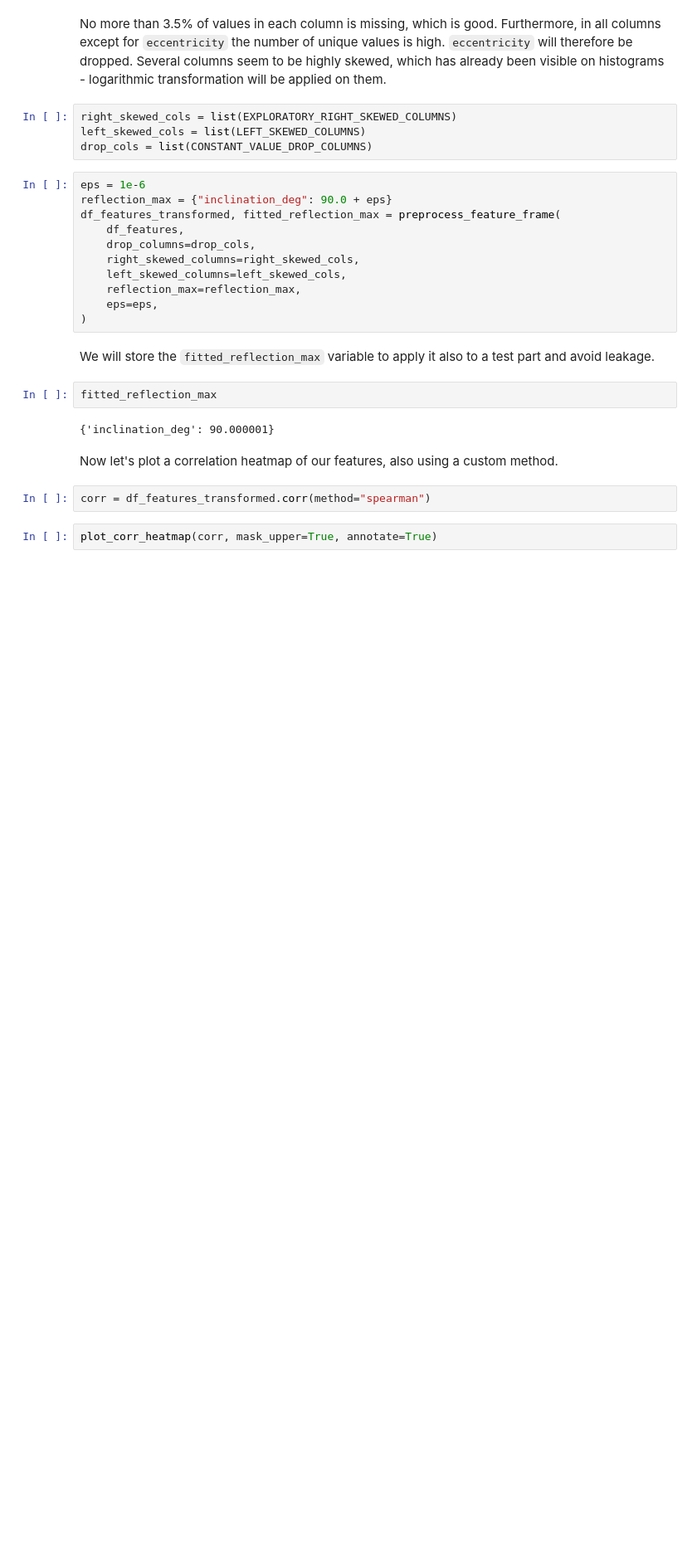
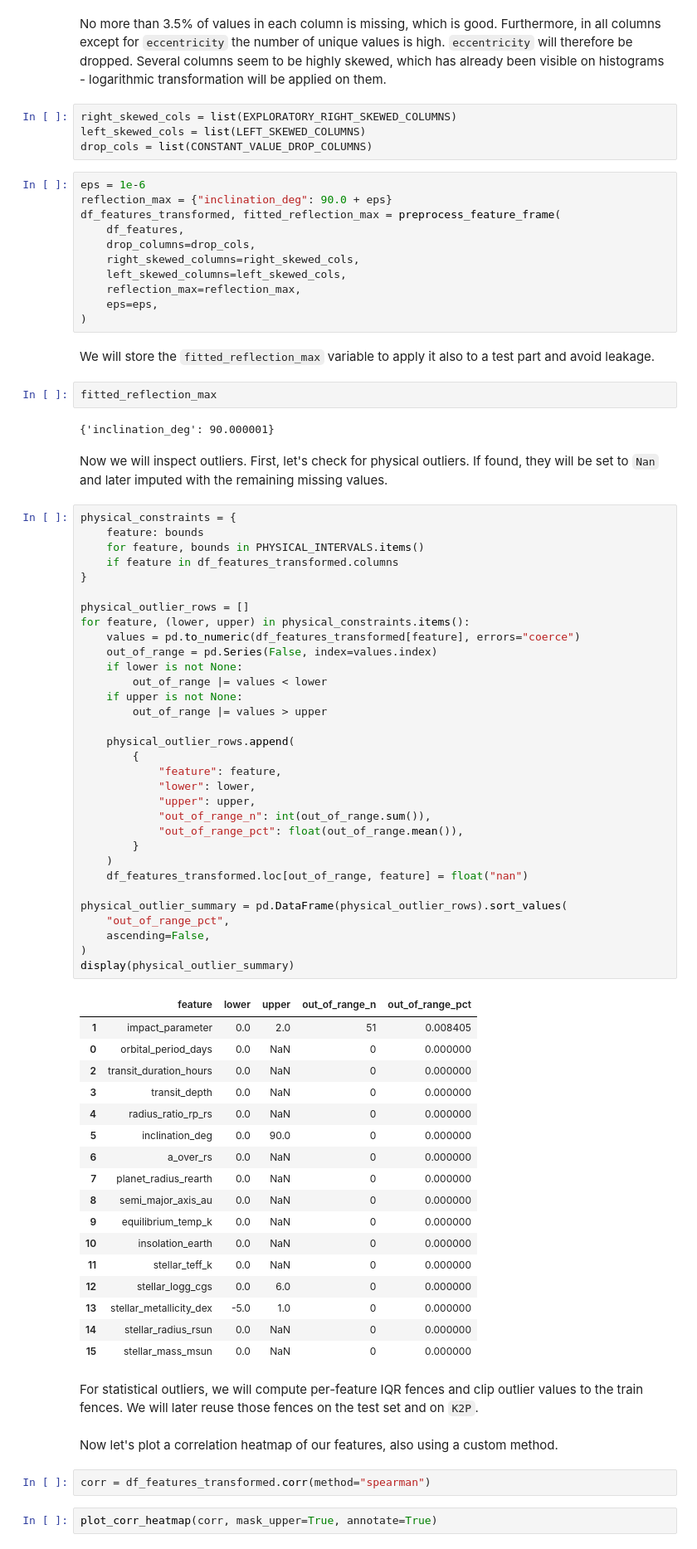
Before and after one commit to JanMatusiak/exoplanet-detection, a Jupyter notebook: notebooks/02_feature_selection_and_preprocessing.ipynb, the cells around one changed output. Shown at 83% size. Saved outputs shown, nothing was run; the diff lists cells and outputs as text; blank space fills up the shorter version.

Commit message:
Create a physical constraint list for features and set physical outliers to NaN

```diff
--- a/notebooks/02_feature_selection_and_preprocessing.ipynb
+++ b/notebooks/02_feature_selection_and_preprocessing.ipynb
@@ -90,6 +91,60 @@ We will store the `fitted_reflection_max` variable to apply it also to a test pa
 fitted_reflection_max
 # %% [output]
 {'inclination_deg': 90.000001}
+# %% [markdown]
+Now we will inspect outliers. First, let's check for physical outliers. If found, they will be set to `Nan` and later imputed with the remaining missing values.
+# %%
+physical_constraints = {
+    feature: bounds
+    for feature, bounds in PHYSICAL_INTERVALS.items()
+    if feature in df_features_transformed.columns
+}
+
+physical_outlier_rows = []
+for feature, (lower, upper) in physical_constraints.items():
+    values = pd.to_numeric(df_features_transformed[feature], errors="coerce")
+    out_of_range = pd.Series(False, index=values.index)
+    if lower is not None:
+        out_of_range |= values < lower
+    if upper is not None:
+        out_of_range |= values > upper
+
+    physical_outlier_rows.append(
+        {
+            "feature": feature,
+            "lower": lower,
+            "upper": upper,
+            "out_of_range_n": int(out_of_range.sum()),
+            "out_of_range_pct": float(out_of_range.mean()),
+        }
+    )
+    df_features_transformed.loc[out_of_range, feature] = float("nan")
+
+physical_outlier_summary = pd.DataFrame(physical_outlier_rows).sort_values(
+    "out_of_range_pct",
+    ascending=False,
+)
+display(physical_outlier_summary)
+# %% [output]
+|  | feature | lower | upper | out_of_range_n | out_of_range_pct |
+| 1 | impact_parameter | 0.0 | 2.0 | 51 | 0.008405 |
+| 0 | orbital_period_days | 0.0 | NaN | 0 | 0.000000 |
+| 2 | transit_duration_hours | 0.0 | NaN | 0 | 0.000000 |
+| 3 | transit_depth | 0.0 | NaN | 0 | 0.000000 |
+| 4 | radius_ratio_rp_rs | 0.0 | NaN | 0 | 0.000000 |
+| 5 | inclination_deg | 0.0 | 90.0 | 0 | 0.000000 |
+| 6 | a_over_rs | 0.0 | NaN | 0 | 0.000000 |
+| 7 | planet_radius_rearth | 0.0 | NaN | 0 | 0.000000 |
+| 8 | semi_major_axis_au | 0.0 | NaN | 0 | 0.000000 |
+| 9 | equilibrium_temp_k | 0.0 | NaN | 0 | 0.000000 |
+| 10 | insolation_earth | 0.0 | NaN | 0 | 0.000000 |
+| 11 | stellar_teff_k | 0.0 | NaN | 0 | 0.000000 |
+| 12 | stellar_logg_cgs | 0.0 | 6.0 | 0 | 0.000000 |
+| 13 | stellar_metallicity_dex | -5.0 | 1.0 | 0 | 0.000000 |
+| 14 | stellar_radius_rsun | 0.0 | NaN | 0 | 0.000000 |
+| 15 | stellar_mass_msun | 0.0 | NaN | 0 | 0.000000 |
+# %% [markdown]
+For statistical outliers, we will compute per-feature IQR fences and clip outlier values to the train fences. We will later reuse those fences on the test set and on `K2P`.
 # %% [markdown]
 Now let's plot a correlation heatmap of our features, also using a custom method.
 # %%
```
Also changed, not shown: parts of 5 cells of this notebook, 2 other files.
